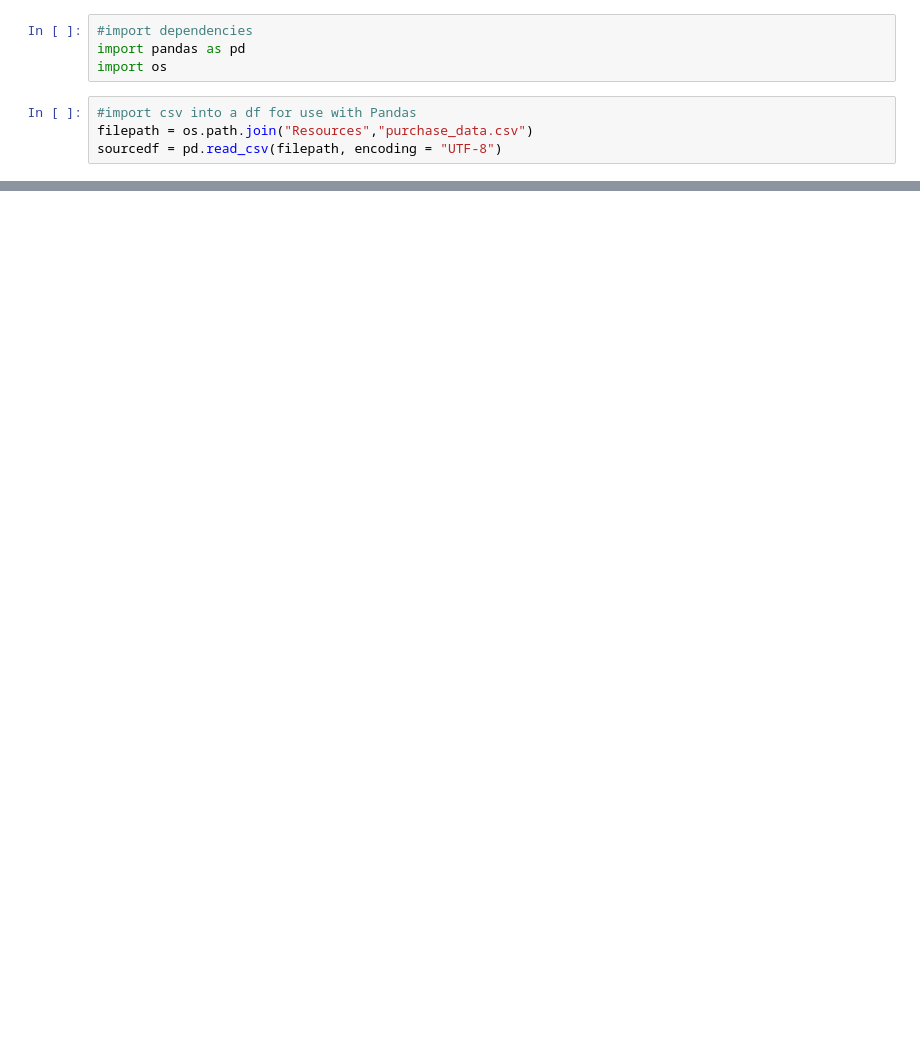
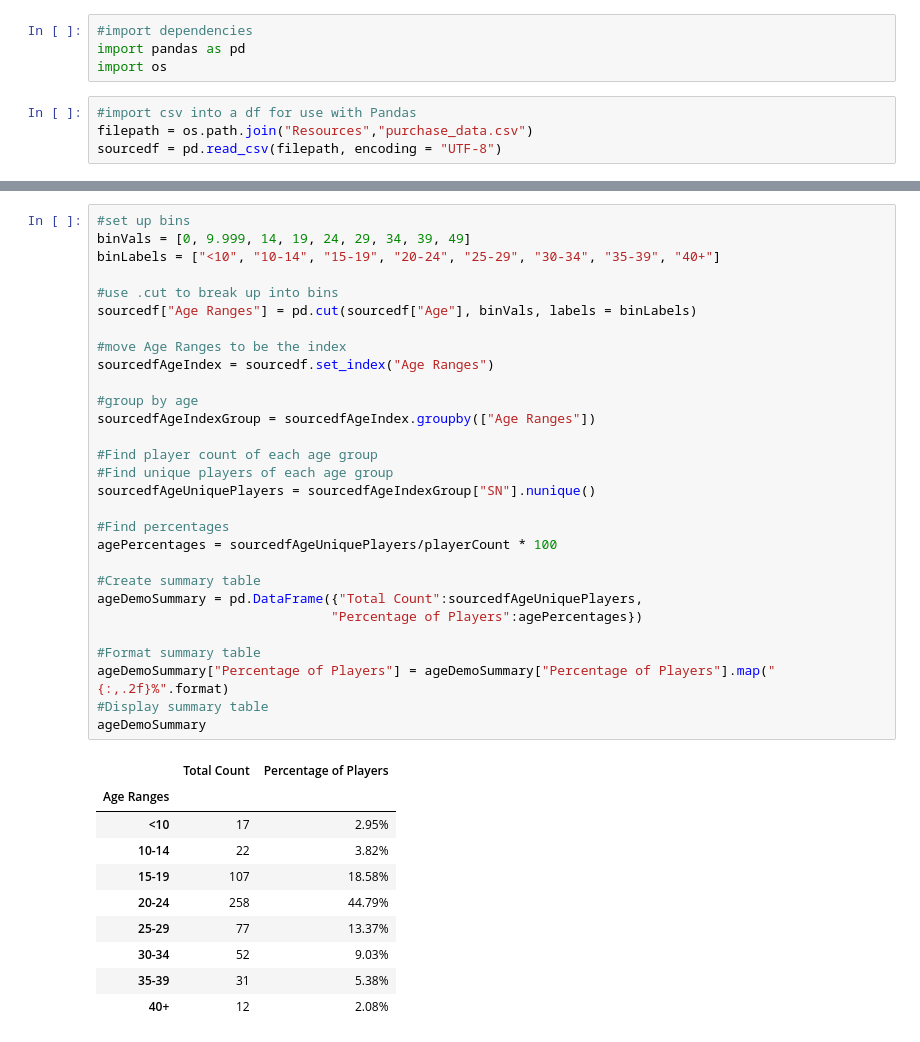
Before and after one commit to SanabuW/pandas-challenge, a Jupyter notebook: HeroesOfPymoli/.ipynb, the cells around one changed output, grey strips where cells are left out. Saved outputs shown, nothing was run; the diff lists cells and outputs as text; blank space fills up the shorter version.

```diff
--- a/HeroesOfPymoli/.ipynb
+++ b/HeroesOfPymoli/.ipynb
@@ -149 +216,41 @@ sourcedf["Age"].max()
+# %%
+#set up bins
+binVals = [0, 9.999, 14, 19, 24, 29, 34, 39, 49]
+binLabels = ["<10", "10-14", "15-19", "20-24", "25-29", "30-34", "35-39", "40+"]
+
+#use .cut to break up into bins
+sourcedf["Age Ranges"] = pd.cut(sourcedf["Age"], binVals, labels = binLabels)
+
+#move Age Ranges to be the index
+sourcedfAgeIndex = sourcedf.set_index("Age Ranges")
+
+#group by age
+sourcedfAgeIndexGroup = sourcedfAgeIndex.groupby(["Age Ranges"])
+
+#Find player count of each age group
+#Find unique players of each age group
+sourcedfAgeUniquePlayers = sourcedfAgeIndexGroup["SN"].nunique()
+
+#Find percentages
+agePercentages = sourcedfAgeUniquePlayers/playerCount * 100
+
+#Create summary table
+ageDemoSummary = pd.DataFrame({"Total Count":sourcedfAgeUniquePlayers,
+                              "Percentage of Players":agePercentages})
+
+#Format summary table
+ageDemoSummary["Percentage of Players"] = ageDemoSummary["Percentage of Players"].map("{:,.2f}%".format)
+#Display summary table
+ageDemoSummary
+# %% [output]
+|  | Total Count | Percentage of Players |
+| Age Ranges |  |  |
+| <10 | 17 | 2.95% |
+| 10-14 | 22 | 3.82% |
+| 15-19 | 107 | 18.58% |
+| 20-24 | 258 | 44.79% |
+| 25-29 | 77 | 13.37% |
+| 30-34 | 52 | 9.03% |
+| 35-39 | 31 | 5.38% |
+| 40+ | 12 | 2.08% |
 # %%
```
Also changed, not shown: parts of 16 cells of this notebook, 4 other files.
